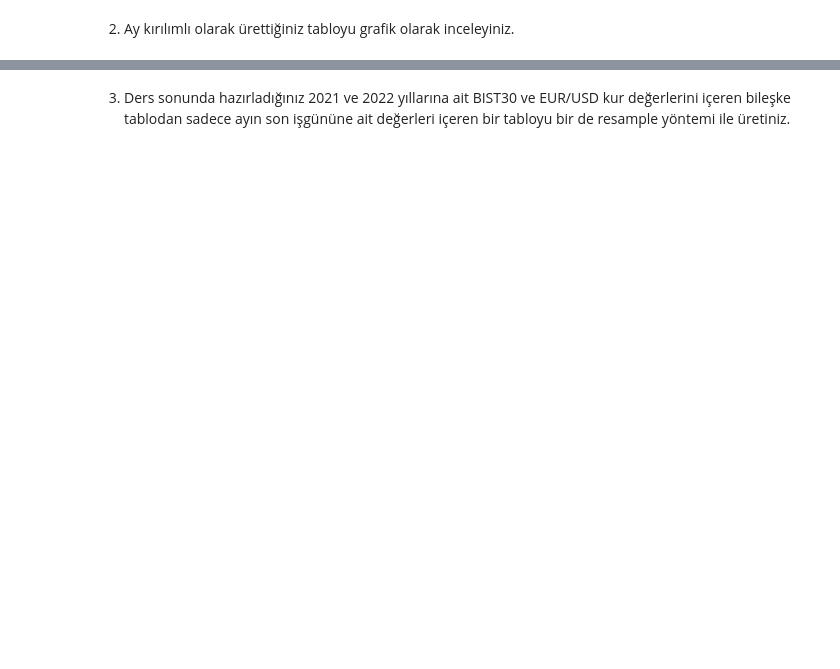
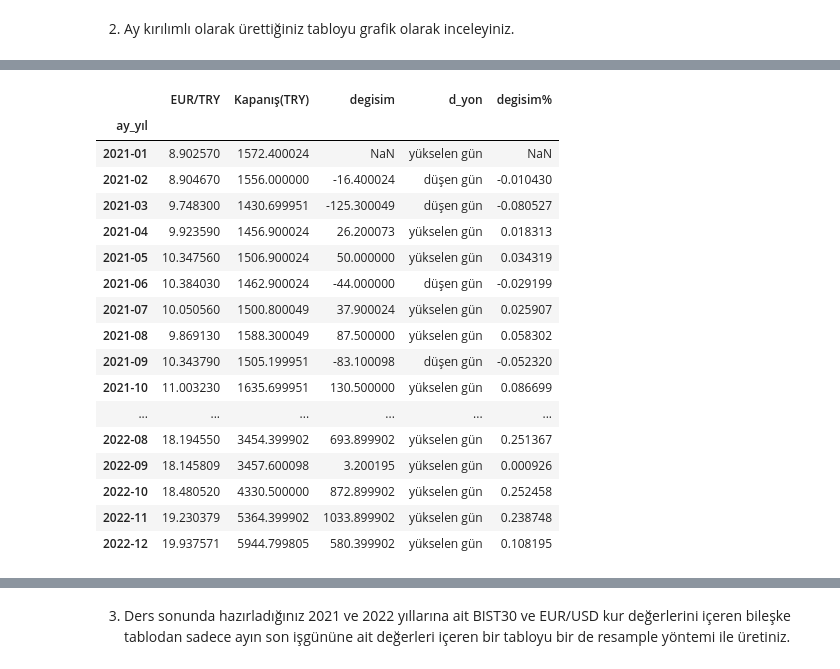
Before and after one commit to yagmurmutlu/GMKA_yagmur_mutlu, a Jupyter notebook: Odevi4_Python_Veri_Analizi_Egitimi__yagmur_mutlu_.ipynb, the cells around one changed output, grey strips where cells are left out. Cells and saved outputs as stored; diff of their text form; code cells hidden in the pictures; blank space fills up the shorter version.

```diff
--- a/Odevi4_Python_Veri_Analizi_Egitimi__yagmur_mutlu_.ipynb
+++ b/Odevi4_Python_Veri_Analizi_Egitimi__yagmur_mutlu_.ipynb
@@ -10,0 +151,24 @@
+# %%
+veri_as['degisim'] = veri_as['Kapanış(TRY)'].diff(1)
+veri_as['d_yon']=veri_as['degisim'].map(lambda x:'düşen gün' if x<0 else 'yükselen gün')
+veri_as['degisim%']=(veri_as['degisim']/veri_as['Kapanış(TRY)'].shift(1))
+veri_as
+# %% [output]
+|  | EUR/TRY | Kapanış(TRY) | degisim | d_yon | degisim% |
+| ay_yıl |  |  |  |  |  |
+| 2021-01 | 8.902570 | 1572.400024 | NaN | yükselen gün | NaN |
+| 2021-02 | 8.904670 | 1556.000000 | -16.400024 | düşen gün | -0.010430 |
+| 2021-03 | 9.748300 | 1430.699951 | -125.300049 | düşen gün | -0.080527 |
+| 2021-04 | 9.923590 | 1456.900024 | 26.200073 | yükselen gün | 0.018313 |
+| 2021-05 | 10.347560 | 1506.900024 | 50.000000 | yükselen gün | 0.034319 |
+| 2021-06 | 10.384030 | 1462.900024 | -44.000000 | düşen gün | -0.029199 |
+| 2021-07 | 10.050560 | 1500.800049 | 37.900024 | yükselen gün | 0.025907 |
+| 2021-08 | 9.869130 | 1588.300049 | 87.500000 | yükselen gün | 0.058302 |
+| 2021-09 | 10.343790 | 1505.199951 | -83.100098 | düşen gün | -0.052320 |
+| 2021-10 | 11.003230 | 1635.699951 | 130.500000 | yükselen gün | 0.086699 |
+| ... | ... | ... | ... | ... | ... |
+| 2022-08 | 18.194550 | 3454.399902 | 693.899902 | yükselen gün | 0.251367 |
+| 2022-09 | 18.145809 | 3457.600098 | 3.200195 | yükselen gün | 0.000926 |
+| 2022-10 | 18.480520 | 4330.500000 | 872.899902 | yükselen gün | 0.252458 |
+| 2022-11 | 19.230379 | 5364.399902 | 1033.899902 | yükselen gün | 0.238748 |
+| 2022-12 | 19.937571 | 5944.799805 | 580.399902 | yükselen gün | 0.108195 |
```
Also changed, not shown: parts of 11 cells of this notebook.
